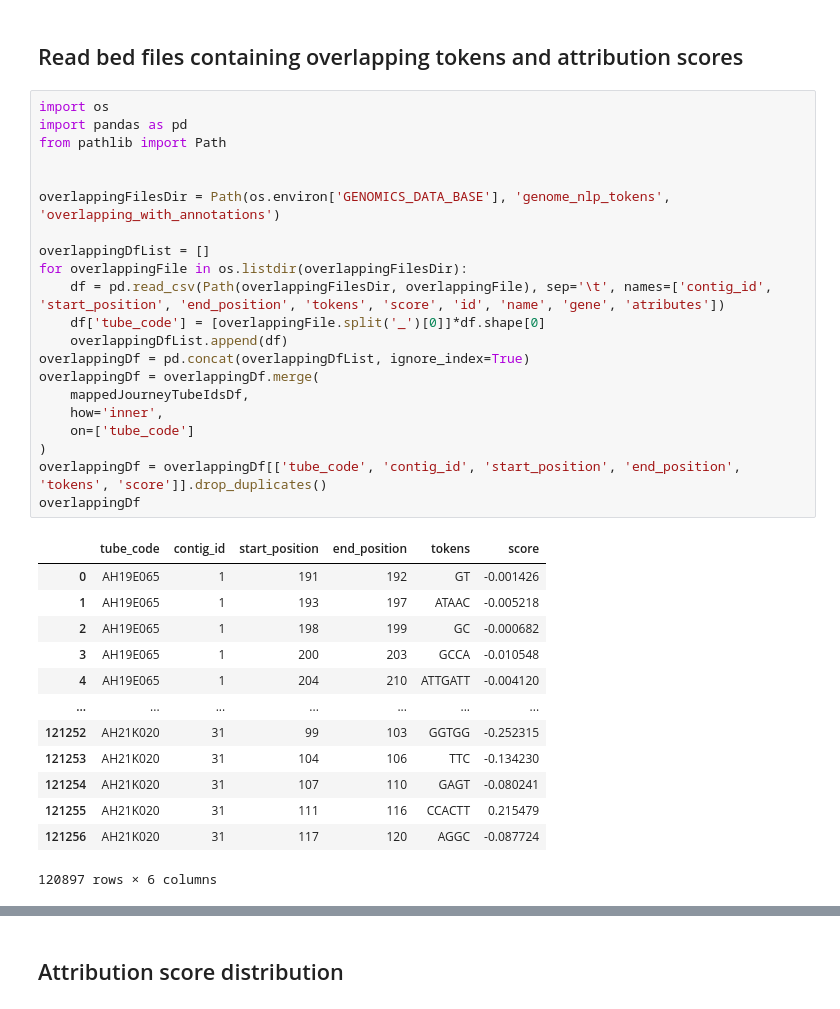
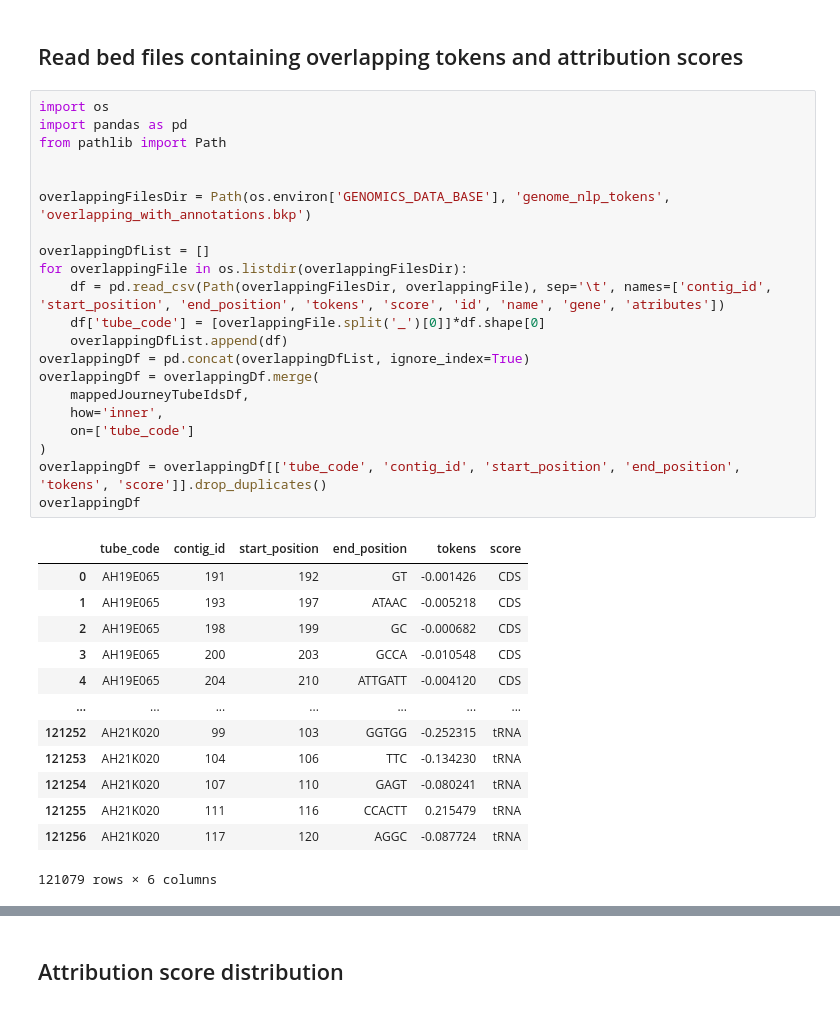
Before and after one commit to ryashpal/alfred-data-analysis, a Jupyter notebook: notebooks/genome_nlp_tokens/token_attribution_scores.ipynb, the cells around one changed output, grey strips where cells are left out. Drawn from its saved outputs; the diff is of its cells as text.

```diff
--- a/notebooks/genome_nlp_tokens/token_attribution_scores.ipynb
+++ b/notebooks/genome_nlp_tokens/token_attribution_scores.ipynb
@@ -75,35 +75,35 @@ mappedJourneyTubeIdsDf
 # %%
 import os
 import pandas as pd
 from pathlib import Path
 
 
-overlappingFilesDir = Path(os.environ['GENOMICS_DATA_BASE'], 'genome_nlp_tokens', 'overlapping_with_annotations')
+overlappingFilesDir = Path(os.environ['GENOMICS_DATA_BASE'], 'genome_nlp_tokens', 'overlapping_with_annotations.bkp')
 
 overlappingDfList = []
 for overlappingFile in os.listdir(overlappingFilesDir):
     df = pd.read_csv(Path(overlappingFilesDir, overlappingFile), sep='\t', names=['contig_id', 'start_position', 'end_position', 'tokens', 'score', 'id', 'name', 'gene', 'atributes'])
     df['tube_code'] = [overlappingFile.split('_')[0]]*df.shape[0]
     overlappingDfList.append(df)
 overlappingDf = pd.concat(overlappingDfList, ignore_index=True)
 overlappingDf = overlappingDf.merge(
     mappedJourneyTubeIdsDf,
     how='inner',
     on=['tube_code']
 )
 overlappingDf = overlappingDf[['tube_code', 'contig_id', 'start_position', 'end_position', 'tokens', 'score']].drop_duplicates()
 overlappingDf
 # %% [output]
 |  | tube_code | contig_id | start_position | end_position | tokens | score |
-| 0 | AH19E065 | 1 | 191 | 192 | GT | -0.001426 |
-| 1 | AH19E065 | 1 | 193 | 197 | ATAAC | -0.005218 |
-| 2 | AH19E065 | 1 | 198 | 199 | GC | -0.000682 |
-| 3 | AH19E065 | 1 | 200 | 203 | GCCA | -0.010548 |
-| 4 | AH19E065 | 1 | 204 | 210 | ATTGATT | -0.004120 |
+| 0 | AH19E065 | 191 | 192 | GT | -0.001426 | CDS |
+| 1 | AH19E065 | 193 | 197 | ATAAC | -0.005218 | CDS |
+| 2 | AH19E065 | 198 | 199 | GC | -0.000682 | CDS |
+| 3 | AH19E065 | 200 | 203 | GCCA | -0.010548 | CDS |
+| 4 | AH19E065 | 204 | 210 | ATTGATT | -0.004120 | CDS |
 | ... | ... | ... | ... | ... | ... | ... |
-| 121252 | AH21K020 | 31 | 99 | 103 | GGTGG | -0.252315 |
-| 121253 | AH21K020 | 31 | 104 | 106 | TTC | -0.134230 |
-| 121254 | AH21K020 | 31 | 107 | 110 | GAGT | -0.080241 |
-| 121255 | AH21K020 | 31 | 111 | 116 | CCACTT | 0.215479 |
-| 121256 | AH21K020 | 31 | 117 | 120 | AGGC | -0.087724 |
+| 121252 | AH21K020 | 99 | 103 | GGTGG | -0.252315 | tRNA |
+| 121253 | AH21K020 | 104 | 106 | TTC | -0.134230 | tRNA |
+| 121254 | AH21K020 | 107 | 110 | GAGT | -0.080241 | tRNA |
+| 121255 | AH21K020 | 111 | 116 | CCACTT | 0.215479 | tRNA |
+| 121256 | AH21K020 | 117 | 120 | AGGC | -0.087724 | tRNA |
-120897 rows × 6 columns
+121079 rows × 6 columns
```
Also changed, not shown: parts of 1 cell of this notebook, 2 other files.
